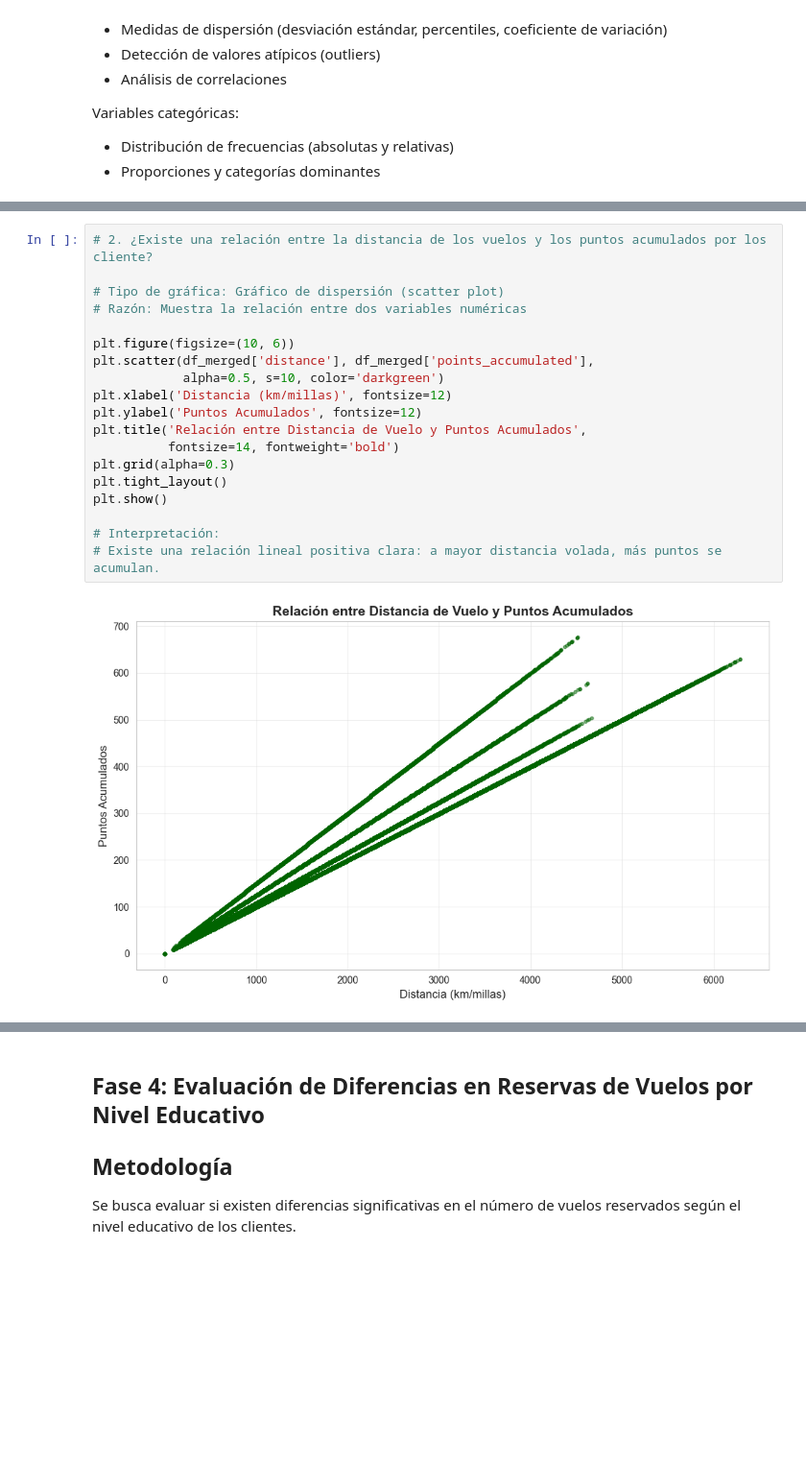
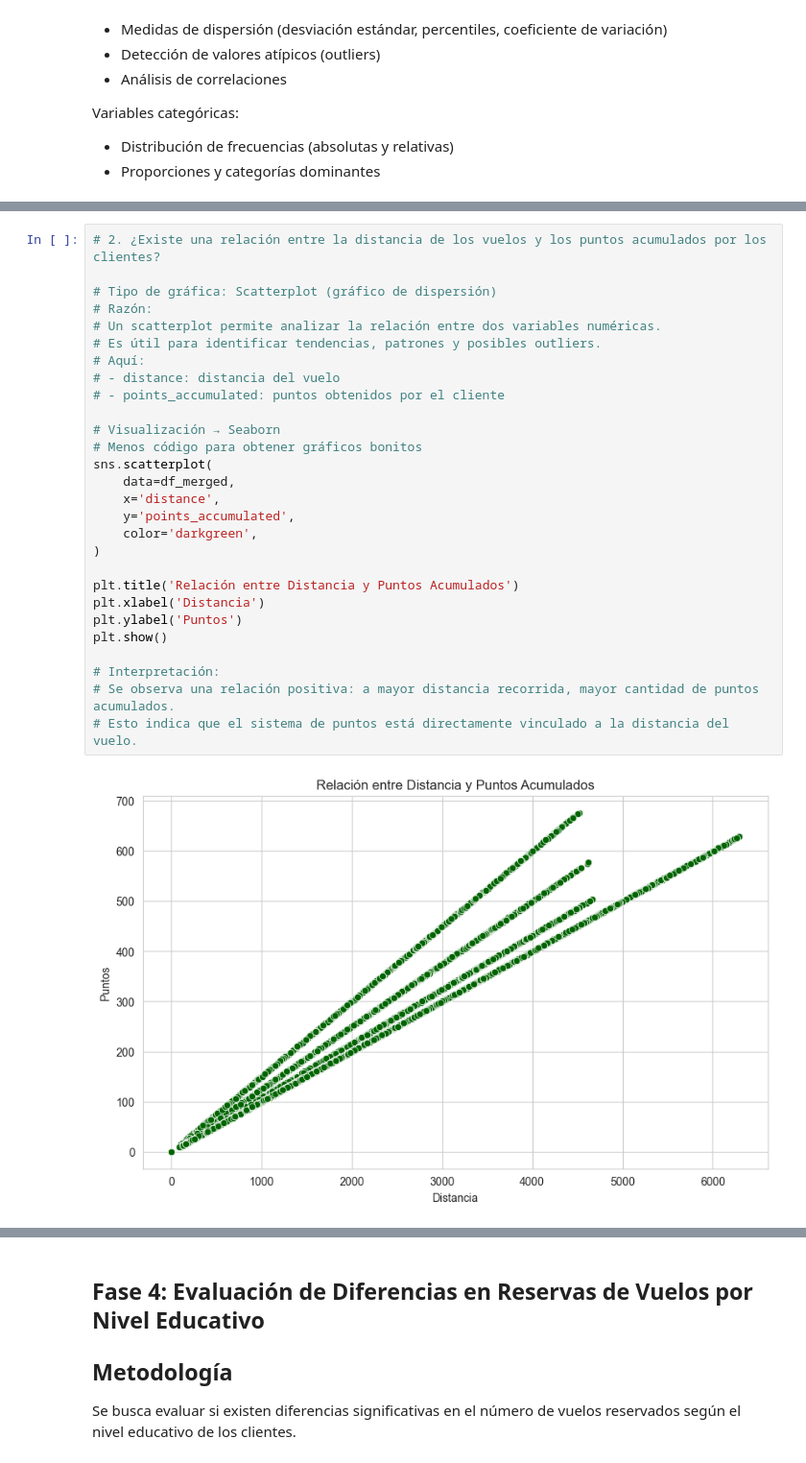
Before and after one commit to Adalab/bda-modulo-3-evaluacion-final-eaguilothio, a Jupyter notebook: evaluacion-final-eaguilothio.ipynb, the cells around one changed output, grey strips where cells are left out. Shown at 96% size. Cells and saved outputs as stored; diff of their text form; blank space fills up the shorter version.

```diff
--- a/evaluacion-final-eaguilothio.ipynb
+++ b/evaluacion-final-eaguilothio.ipynb
@@ -1102,24 +1151,33 @@ plt.show()
 # %%
-# 2. ¿Existe una relación entre la distancia de los vuelos y los puntos acumulados por los cliente?
+# 2. ¿Existe una relación entre la distancia de los vuelos y los puntos acumulados por los clientes?
 
-# Tipo de gráfica: Gráfico de dispersión (scatter plot)
-# Razón: Muestra la relación entre dos variables numéricas
+# Tipo de gráfica: Scatterplot (gráfico de dispersión)
+# Razón:
+# Un scatterplot permite analizar la relación entre dos variables numéricas.
+# Es útil para identificar tendencias, patrones y posibles outliers.
+# Aquí:
+# - distance: distancia del vuelo
+# - points_accumulated: puntos obtenidos por el cliente
 
-plt.figure(figsize=(10, 6))
-plt.scatter(df_merged['distance'], df_merged['points_accumulated'],
-            alpha=0.5, s=10, color='darkgreen')
-plt.xlabel('Distancia (km/millas)', fontsize=12)
-plt.ylabel('Puntos Acumulados', fontsize=12)
-plt.title('Relación entre Distancia de Vuelo y Puntos Acumulados',
-          fontsize=14, fontweight='bold')
-plt.grid(alpha=0.3)
-plt.tight_layout()
+# Visualización → Seaborn
+# Menos código para obtener gráficos bonitos
+sns.scatterplot(
+    data=df_merged,
+    x='distance',
+    y='points_accumulated',
+    color='darkgreen',
+)
+
+plt.title('Relación entre Distancia y Puntos Acumulados')
+plt.xlabel('Distancia')
+plt.ylabel('Puntos')
 plt.show()
 
 # Interpretación:
-# Existe una relación lineal positiva clara: a mayor distancia volada, más puntos se acumulan.
+# Se observa una relación positiva: a mayor distancia recorrida, mayor cantidad de puntos acumulados.
+# Esto indica que el sistema de puntos está directamente vinculado a la distancia del vuelo.
 # %% [output]
-[figure, old version]
+[figure, new version]
 # %%
 # 3. ¿Cuál es la distribución de los clientes por provincia o estado?
 
```
Also changed, not shown: parts of 12 cells of this notebook.
